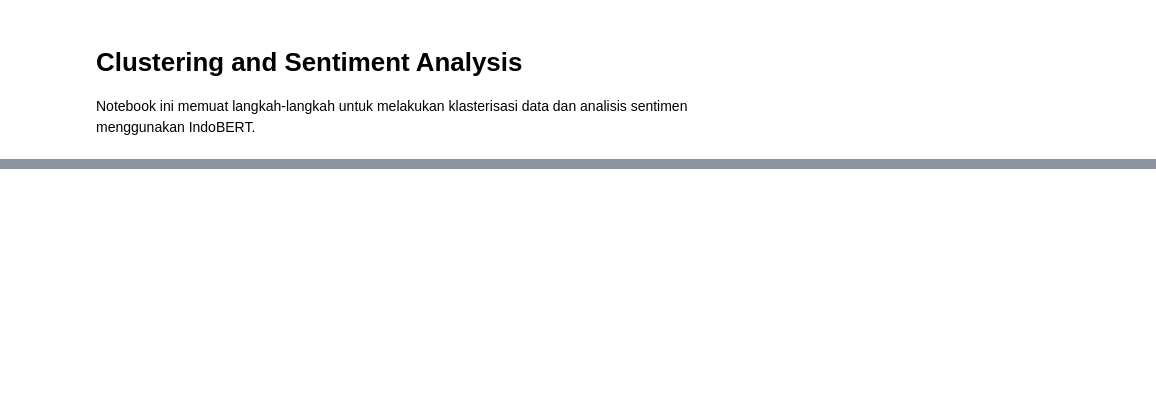
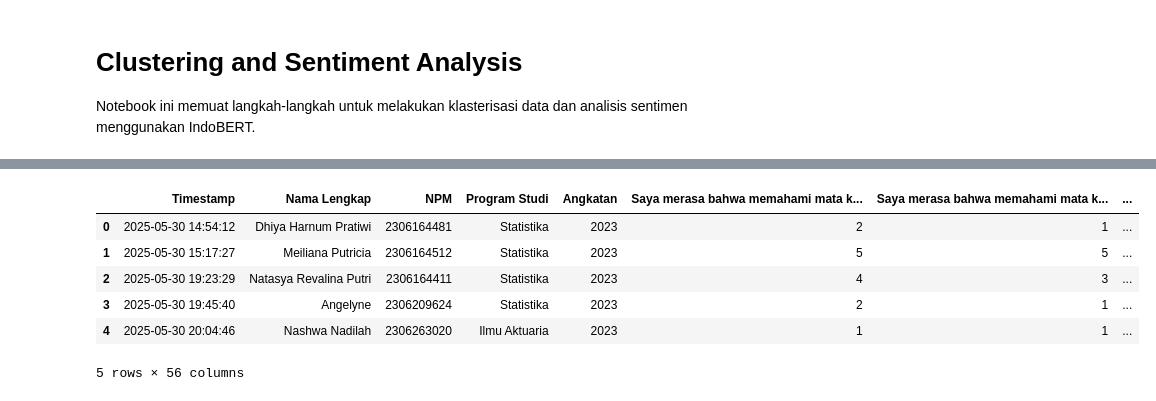
Before and after one commit to EvansKizito/SAMPLING-DAN-RANCANGAN-SURVEY, a Jupyter notebook: cluster_and_sentiment.ipynb, the cells around one changed output, grey strips where cells are left out. Saved outputs shown, nothing was run; the diff lists cells and outputs as text; code cells hidden in the pictures; blank space fills up the shorter version.

```diff
--- a/cluster_and_sentiment.ipynb
+++ b/cluster_and_sentiment.ipynb
@@ -55,0 +134,10 @@ print(f'Results written to {output_csv}')
+# %%
+df.head()
+# %% [output]
+|  | Timestamp | Nama Lengkap | NPM | Program Studi | Angkatan | Saya merasa bahwa memahami mata k... | Saya merasa bahwa memahami mata k... | ... |
+| 0 | 2025-05-30 14:54:12 | Dhiya Harnum Pratiwi | 2306164481 | Statistika | 2023 | 2 | 1 | ... |
+| 1 | 2025-05-30 15:17:27 | Meiliana Putricia | 2306164512 | Statistika | 2023 | 5 | 5 | ... |
+| 2 | 2025-05-30 19:23:29 | Natasya Revalina Putri | 2306164411 | Statistika | 2023 | 4 | 3 | ... |
+| 3 | 2025-05-30 19:45:40 | Angelyne | 2306209624 | Statistika | 2023 | 2 | 1 | ... |
+| 4 | 2025-05-30 20:04:46 | Nashwa Nadilah | 2306263020 | Ilmu Aktuaria | 2023 | 1 | 1 | ... |
+5 rows × 56 columns
```
Also changed, not shown: parts of 11 cells of this notebook.
